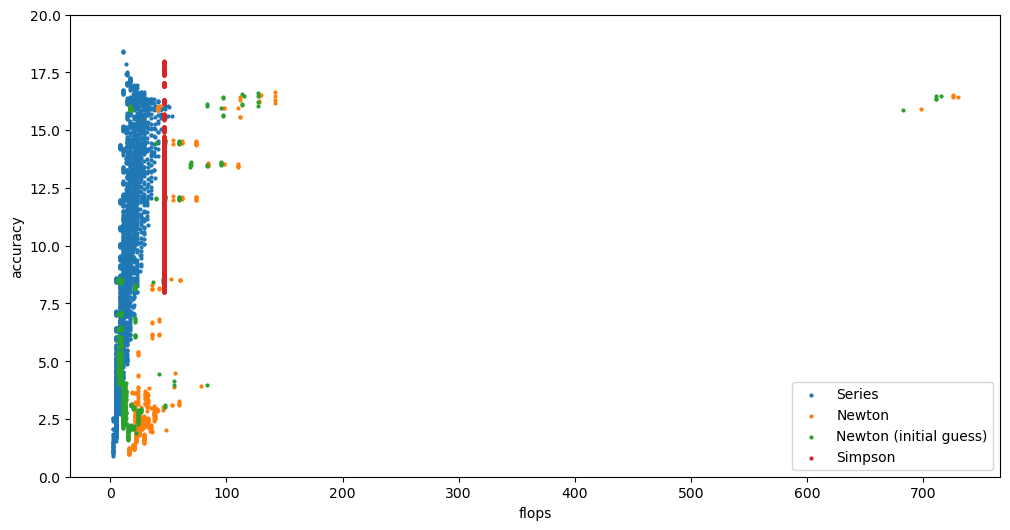
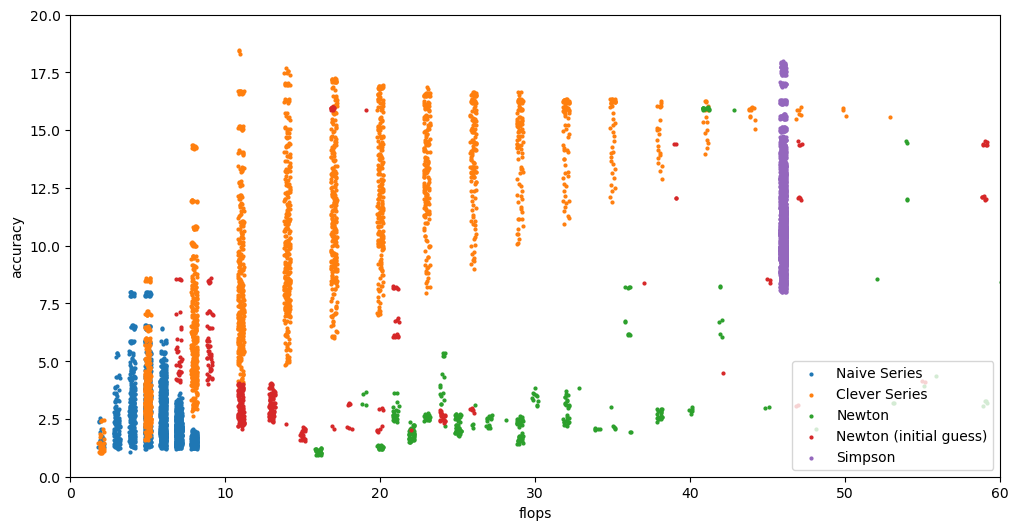
Code edit (unified diff) that turned the first committed figure into the second:
--- before
+++ after
@@ -16,5 +16,6 @@
 
     funcs = {
-        'Series' : LogSeries,
+        'Naive Series' : LogSeries,
+        'Clever Series' : LogSeries2,
         'Newton' : LogNewton,
         'Newton (initial guess)' : lambda **kwargs : LogNewton(**kwargs, good_initial_guess=True),
@@ -29,6 +30,6 @@
                 _, info = func(x=x, eps = eps)
                 if info['success']:
-                    scatter_x.append(info['flops'] + .1*jitter())
-                    scatter_y.append(info['accuracy']+ .1*jitter())
+                    scatter_x.append(info['flops'] + .2*jitter())
+                    scatter_y.append(info['accuracy'] + .1*jitter())
         ax0.scatter(scatter_x, scatter_y, marker = 'o', label = funcName, s=4)
     ax0.legend(loc="lower right")
@@ -37,5 +38,5 @@
 
     ax0.set_ylim((0,20))
-    # ax0.set_xlim((0,150))
+    ax0.set_xlim((0,60))
 
 

Commit: Add naive series